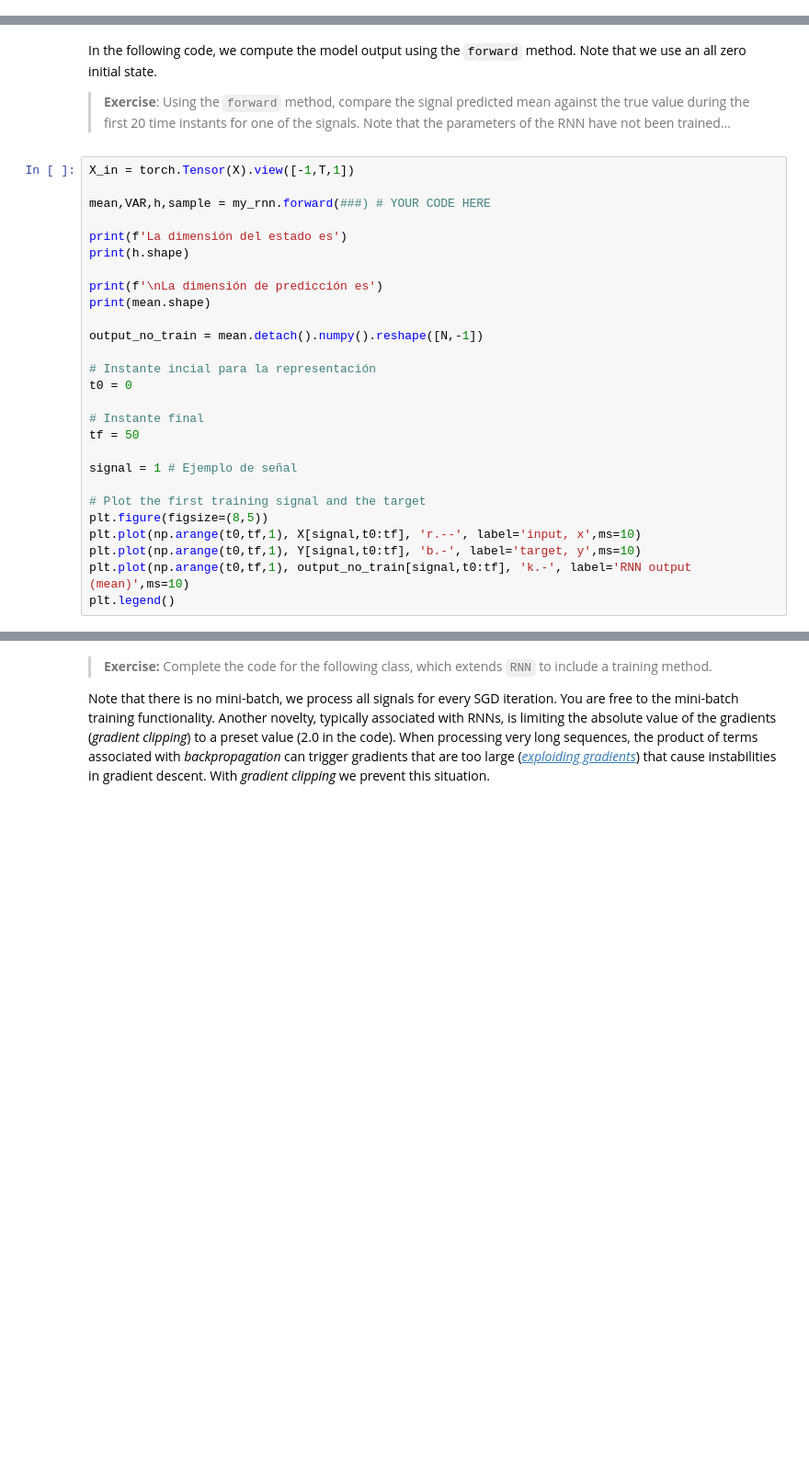
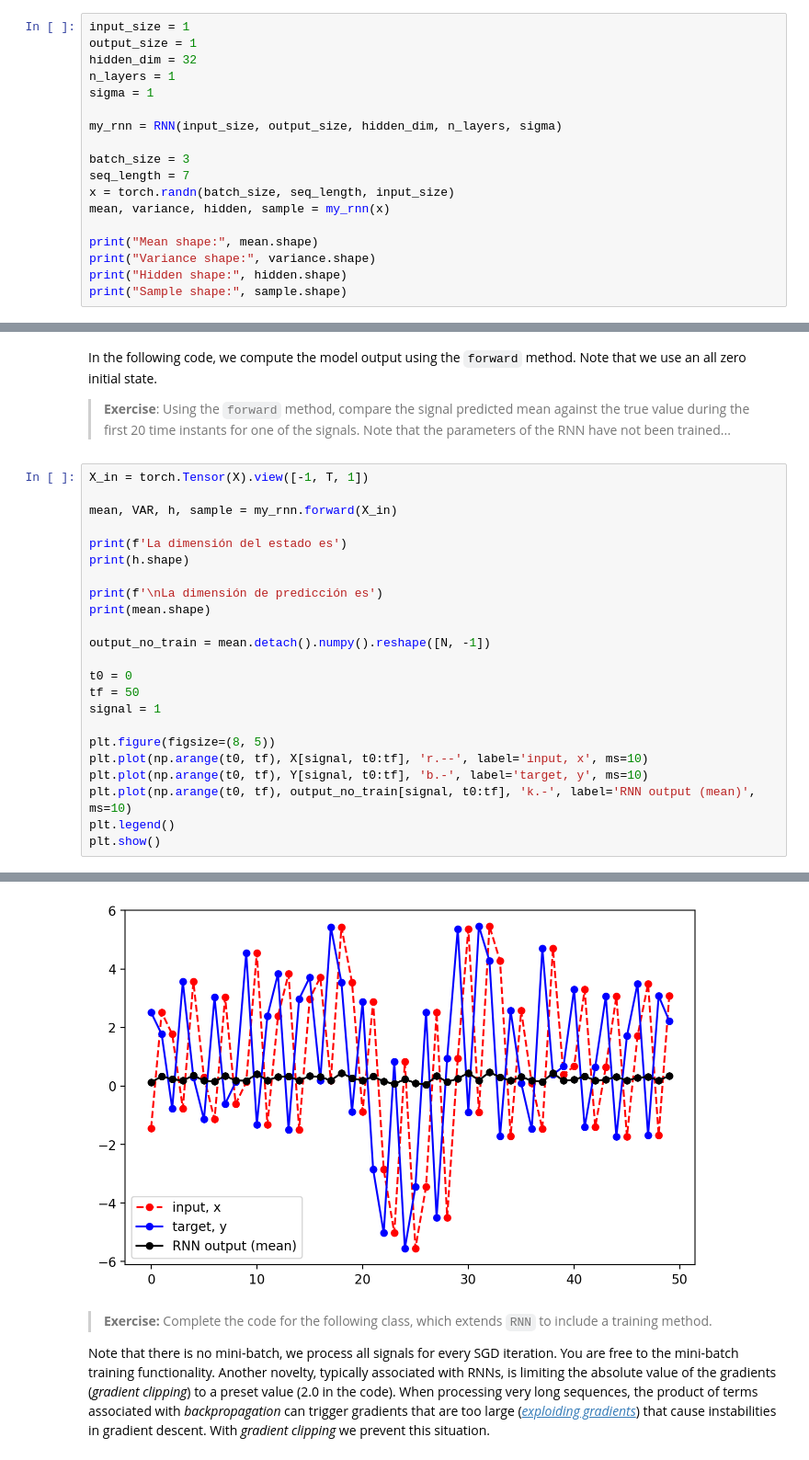
Before and after one commit to FeliGR/RNN-Time-Series-Model-Lab, a Jupyter notebook: STUDENT_Lab_DeepARs.ipynb, the cells around one changed output, grey strips where cells are left out. Shown at 92% size. Drawn from its saved outputs; the diff is of its cells as text; blank space fills up the shorter version.

```diff
--- a/STUDENT_Lab_DeepARs.ipynb
+++ b/STUDENT_Lab_DeepARs.ipynb
@@ -192,0 +208,18 @@ my_rnn = #YOUR CODE HERE
+# %%
+input_size = 1
+output_size = 1
+hidden_dim = 32
+n_layers = 1
+sigma = 1
+
+my_rnn = RNN(input_size, output_size, hidden_dim, n_layers, sigma)
+
+batch_size = 3
+seq_length = 7
+x = torch.randn(batch_size, seq_length, input_size)
+mean, variance, hidden, sample = my_rnn(x)
+
+print("Mean shape:", mean.shape)
+print("Variance shape:", variance.shape)
+print("Hidden shape:", hidden.shape)
+print("Sample shape:", sample.shape)
@@ -195,9 +233,9 @@ In the following code, we compute the model output using the `forward` method. N
 
 > **Exercise**: Using the `forward` method, compare the signal predicted mean against the true value during the first 20 time instants for one of the signals. Note that the parameters of the RNN have not been trained...
 # %%
-X_in = torch.Tensor(X).view([-1,T,1])
+X_in = torch.Tensor(X).view([-1, T, 1])
 
-mean,VAR,h,sample = my_rnn.forward(###) # YOUR CODE HERE
+mean, VAR, h, sample = my_rnn.forward(X_in)
 
 print(f'La dimensión del estado es')
 print(h.shape)
@@ -205,19 +243,16 @@ print(h.shape)
 print(f'\nLa dimensión de predicción es')
 print(mean.shape)
 
-output_no_train = mean.detach().numpy().reshape([N,-1])
+output_no_train = mean.detach().numpy().reshape([N, -1])
 
-# Instante incial para la representación
 t0 = 0
+tf = 50
+signal = 1
 
-# Instante final
-tf = 50
-
-signal = 1 # Ejemplo de señal
-
-# Plot the first training signal and the target
-plt.figure(figsize=(8,5))
-plt.plot(np.arange(t0,tf,1), X[signal,t0:tf], 'r.--', label='input, x',ms=10)
-plt.plot(np.arange(t0,tf,1), Y[signal,t0:tf], 'b.-', label='target, y',ms=10)
-plt.plot(np.arange(t0,tf,1), output_no_train[signal,t0:tf], 'k.-', label='RNN output (mean)',ms=10)
+plt.figure(figsize=(8, 5))
+plt.plot(np.arange(t0, tf), X[signal, t0:tf], 'r.--', label='input, x', ms=10)
+plt.plot(np.arange(t0, tf), Y[signal, t0:tf], 'b.-', label='target, y', ms=10)
+plt.plot(np.arange(t0, tf), output_no_train[signal, t0:tf], 'k.-', label='RNN output (mean)', ms=10)
 plt.legend()
+plt.show()
+# %% [output]
@@ -224,3 +264,4 @@ plt.legend()
+[figure, added]
 # %% [markdown]
 > **Exercise:** Complete the code for the following class, which extends `RNN` to include a training method.
 
```
Also changed, not shown: parts of 23 cells of this notebook, 1 other file.
